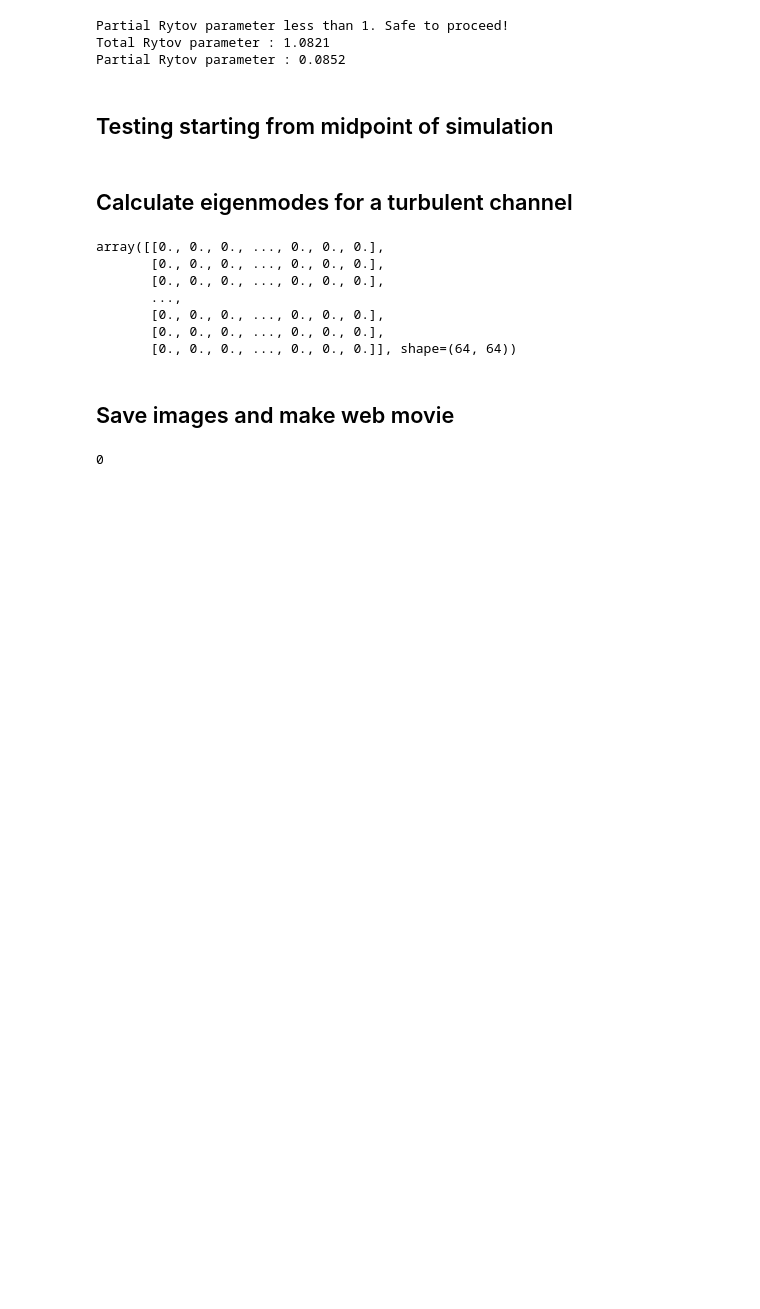
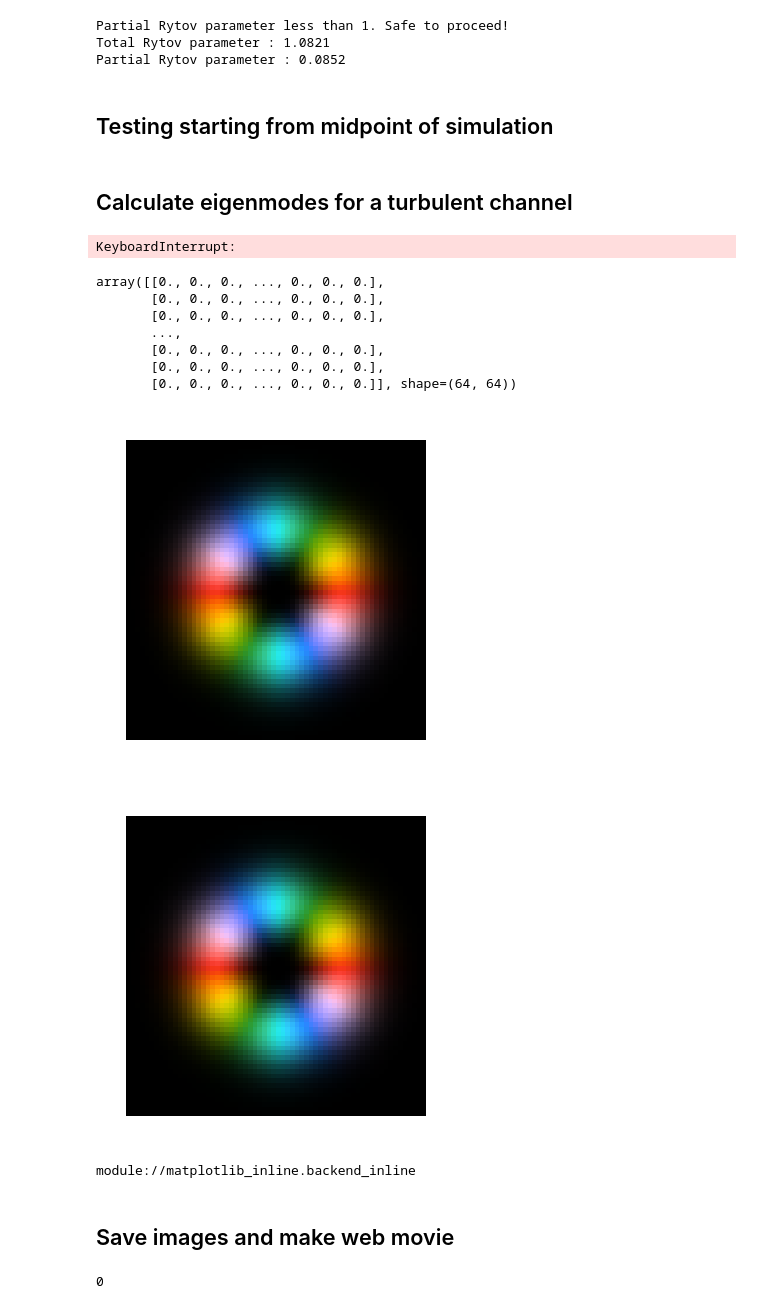
Before and after one commit to LukasScarfe/Eigen, a Jupyter notebook: eigenmodes.ipynb, the cells around one changed output. Saved outputs shown, nothing was run; the diff lists cells and outputs as text; code cells hidden in the pictures; blank space fills up the shorter version.

```diff
--- a/eigenmodes.ipynb
+++ b/eigenmodes.ipynb
@@ -174,9 +174,23 @@ for _ in range(1): #############################################################
         Gaussian_prop = propChannel(Gaussian, z, abbs)
         Gaussian_prop_reversed = propChannel(Gaussian,z,abbs[::-1])
 
+        # Propagate LG modes with l = +-1
+        LG_1 = OAM(Begin(size, wavelength, N), w0, 1)
+        LG_1_prop = propChannel(LG_1, z, abbs)
+        LG_1_prop_reversed = propChannel(LG_1,z,abbs[::-1])
+        LG_neg1 = OAM(Begin(size, wavelength, N), w0, -1)
+        LG_neg1_prop = propChannel(LG_1, z, abbs)
+        LG_neg1_prop_reversed = propChannel(LG_1,z,abbs[::-1])
+
         if plotting:
             # Plot before/after propagation of Gaussian for reference
             plot = plot_beam([Gaussian, Gaussian_prop], rows=2)
+            plt.show();plt.close()
+            # Plot before/after propagation of LG for reference
+            plot = plot_beam([LG_1, LG_1_prop], rows=2)
+            plt.show();plt.close()
+            # Plot before/after propagation of LG for reference
+            plot = plot_beam([LG_neg1, LG_neg1_prop], rows=2)
             plt.show();plt.close()
 
             # Plot phase screens
@@ -210,6 +224,19 @@ for _ in range(1): #############################################################
             np.savetxt(f"{dataset_folder_name_t}/gaussian_prop_reversed_real.csv", Gaussian_prop_reversed.field.real, delimiter=",")
             np.savetxt(f"{dataset_folder_name_t}/gaussian_prop_reversed_imag.csv", Gaussian_prop_reversed.field.imag, delimiter=",")
 
+            # Save output LG beams
+            np.savetxt(f"{dataset_folder_name_t}/LG_1_prop_forward_real.csv", LG_1_prop.field.real, delimiter=",")
+            np.savetxt(f"{dataset_folder_name_t}/LG_1_prop_forward_imag.csv", LG_1_prop.field.imag, delimiter=",")
+
+            np.savetxt(f"{dataset_folder_name_t}/LG_1_prop_reversed_real.csv", LG_1_prop_reversed.field.real, delimiter=",")
+            np.savetxt(f"{dataset_folder_name_t}/LG_1_prop_reversed_imag.csv", LG_1_prop_reversed.field.imag, delimiter=",")
+
+            np.savetxt(f"{dataset_folder_name_t}/LG_neg1_prop_forward_real.csv", LG_neg1_prop.field.real, delimiter=",")
+            np.savetxt(f"{dataset_folder_name_t}/LG_neg1_prop_forward_imag.csv", LG_neg1_prop.field.imag, delimiter=",")
+
+            np.savetxt(f"{dataset_folder_name_t}/LG_neg1_prop_reversed_real.csv", LG_neg1_prop_reversed.field.real, delimiter=",")
+            np.savetxt(f"{dataset_folder_name_t}/LG_neg1_prop_reversed_imag.csv", LG_neg1_prop_reversed.field.imag, delimiter=",")
+
             # Save best four eigenmodes
             for j in range(4):
                 np.savetxt(f"{dataset_folder_name_t}/eigenmode_{j+1:03d}_real.csv", eigenBeams[j].field.real, delimiter=",")
@@ -234,6 +261,8 @@ for _ in range(1): #############################################################
 
         # print top 5 eigenvalue magnitudes
         # print(f"Eigenvalue magnitudes: {eigMags[:5]}")
+# %% [output]
+KeyboardInterrupt:
 # %%
 eigenBeams[0].field.imag
 # %% [output]
@@ -244,6 +273,18 @@ array([[0., 0., 0., ..., 0., 0., 0.],
        [0., 0., 0., ..., 0., 0., 0.],
        [0., 0., 0., ..., 0., 0., 0.],
        [0., 0., 0., ..., 0., 0., 0.]], shape=(64, 64))
+# %%
+# Just plotting different OAMs i guess
+Gaussian = OAM(Begin(size, wavelength, N), w0, 2)
+plot_beam([Gaussian], rows=1)
+# %% [output]
+[figure, added]
+[figure, added]
+# %%
+import matplotlib
+print(matplotlib.get_backend())
+# %% [output]
+module://matplotlib_inline.backend_inline
 # %% [markdown]
 ## Save images and make web movie
 # %%
```
Also changed, not shown: parts of 1 cell of this notebook, 2 other files.
